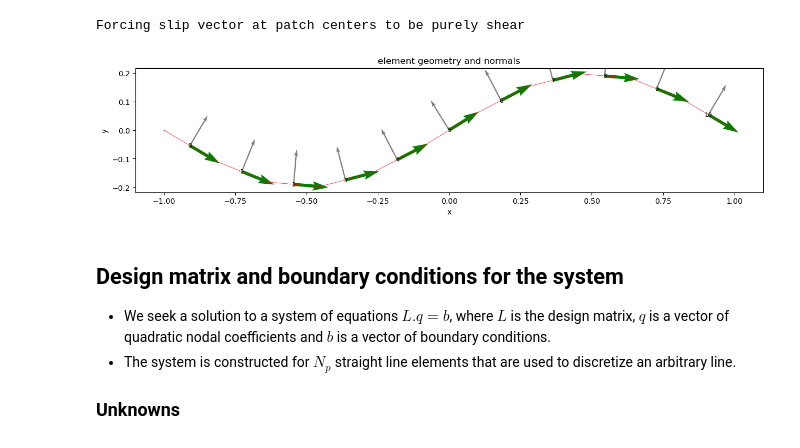
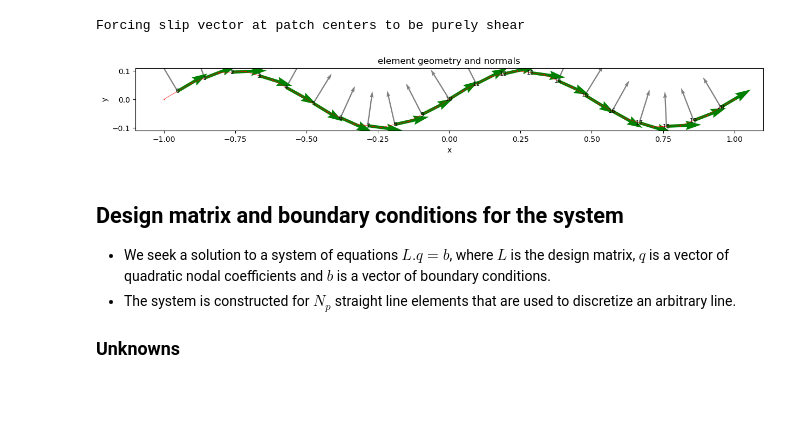
Before and after one commit to mallickrishg/bemcs, a Jupyter notebook: Nonplanarpatches_rotation.ipynb, the cells around one changed output. Cells and saved outputs as stored; diff of their text form; code cells hidden in the pictures; blank space fills up the shorter version.

```diff
--- a/Nonplanarpatches_rotation.ipynb
+++ b/Nonplanarpatches_rotation.ipynb
@@ -99,12 +99,12 @@ q_s^{2a} \\ q_s^{2b} \\ q_s^{2c} \\ q_n^{2a} \\ q_n^{2b} \\ q_n^{2c} \end{bmatri
 \end{equation}$
 # %%
 # use a non-uniform mesh
-n_elements = 11
+n_elements = 21
 # sorted_xlocs = np.sort(np.random.uniform(size=n_elements-1,low=-0.7,high=0.9))
 sorted_xlocs = np.linspace(-1 + 2/n_elements,1-2/n_elements,n_elements-1)
 sorted_ylocs = (np.random.uniform(size=n_elements-1,low=-0.2,high=0.2))
 # try a wavy fault
-sorted_ylocs = 0.2*np.sin(2*np.pi*sorted_xlocs/2)
+sorted_ylocs = 0.1*np.sin(4*np.pi*sorted_xlocs/2)
 # flag for slip to be purely shear
 slip_purely_shear = True
 
@@ -130,34 +130,34 @@ for i in range(n_elements):
     element["x1"] = x1[i]
     element["y1"] = y1[i]
     element["x2"] = x2[i]
     element["y2"] = y2[i]
     elements.append(element.copy())
 elements = bemcs.standardize_elements(elements)
 
 # slip imposed at central nodes of each patch (these are in x,y coordinates)
 # slip_vector_x = np.random.uniform(size=n_elements,low = 0.5, high = 1.0)*0
 # slip_vector_y = np.random.uniform(size=n_elements,low = 0.5, high = 1.0)
 slip_vector_x = 1 - np.linspace(-1,1,n_elements)**2 #+ np.random.uniform(size=n_elements,low = -0.1, high = 0.1)
 slip_vector_y = np.random.uniform(size=n_elements,low = -0.2, high = 0.2)*0
 
 # force slip vector to be purely shear (s_n = 0)
 if slip_purely_shear==True:
     slip_vector = np.vstack((slip_vector_x,slip_vector_y*0)).T
     print("Forcing slip vector at patch centers to be purely shear")
     for i in range(len(elements)):
         slip_vector_x[i],slip_vector_y[i] = slip_vector[i,:]@elements[i]["inverse_rotation_matrix"]
         # print(slip_vector[i,:])
         # print(slip_vector_x[i],slip_vector_y[i])
 
 # slip_vector_x = np.array((0.5,0.,0.5))
 # slip_vector_y = np.array((0.,-1.,0.))
 
 # plot geometry of mesh
 plt.figure(figsize=(15,5))
 bemcs.plot_element_geometry(elements)
 # %% [output]
 Forcing slip vector at patch centers to be purely shear
-[figure, old version]
+[figure, new version]
 # %% [markdown]
 ## Design matrix and boundary conditions for the system
 
```
Also changed, not shown: parts of 3 cells of this notebook.
